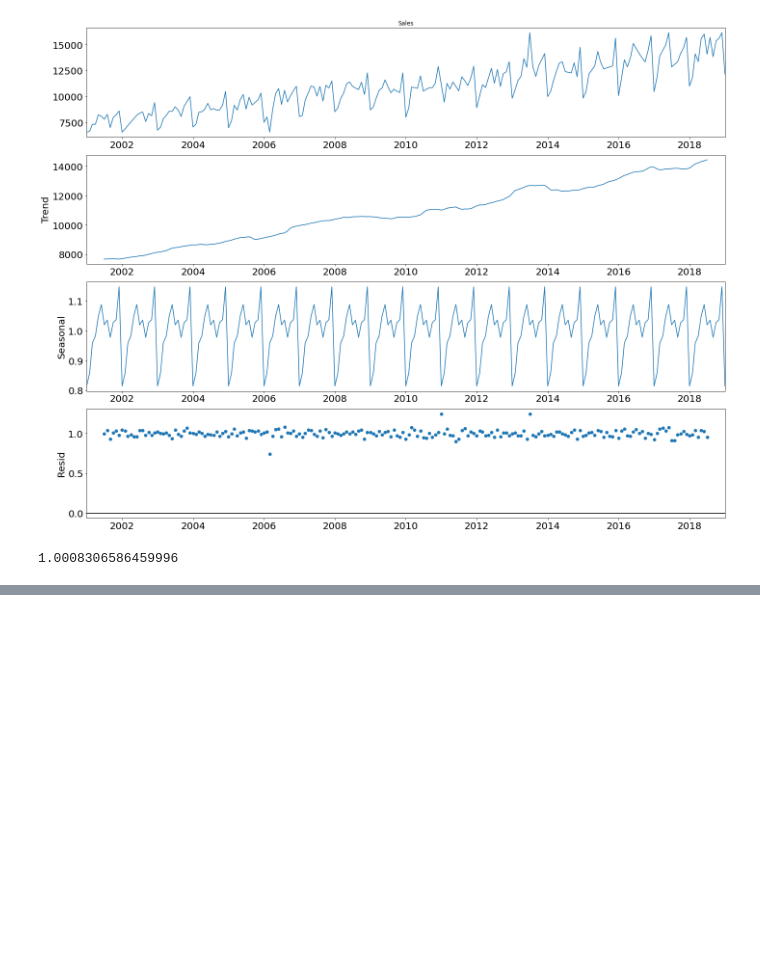
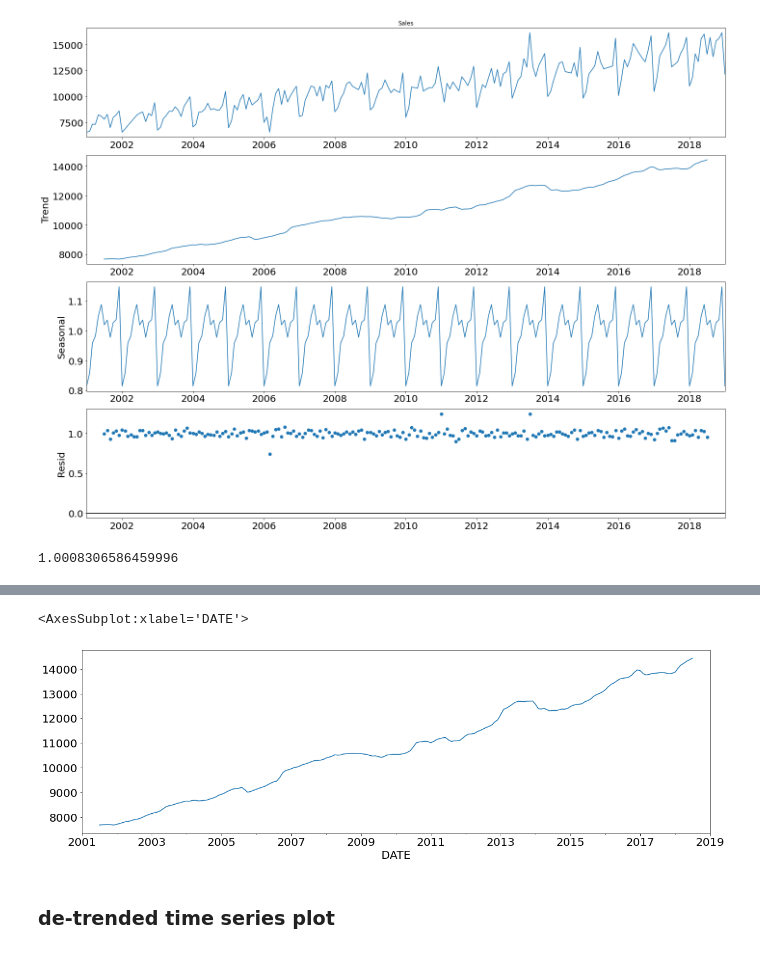
Before and after one commit to 28101991SUNNY/ML2_Unsupervised-Learning, a Jupyter notebook: 10_1_Time Series Analysis 1 .ipynb, the cells around one changed output, grey strips where cells are left out. Saved outputs shown, nothing was run; the diff lists cells and outputs as text; code cells hidden in the pictures; blank space fills up the shorter version.

```diff
--- a/10_1_Time Series Analysis 1 .ipynb
+++ b/10_1_Time Series Analysis 1 .ipynb
@@ -480,0 +640,7 @@ plt.show()
+# %%
+model.trend.plot()
+# %% [output]
+<AxesSubplot:xlabel='DATE'>
+[figure, added]
+# %% [markdown]
+### de-trended time series plot
```
Also changed, not shown: parts of 106 cells of this notebook.
